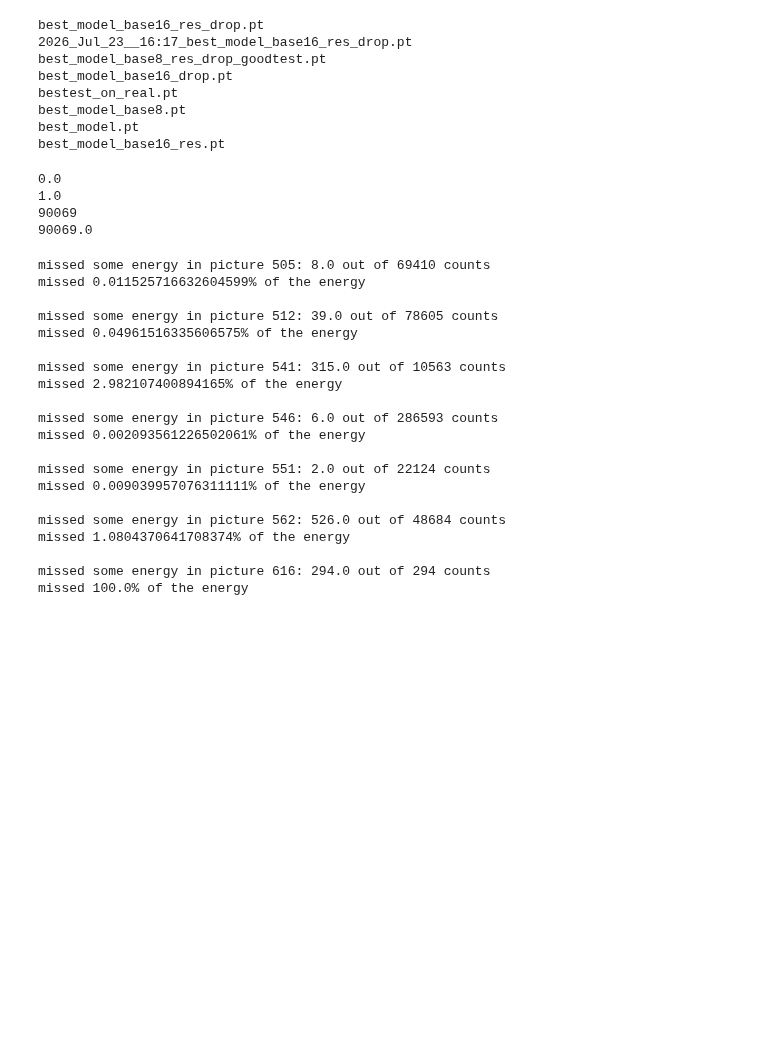
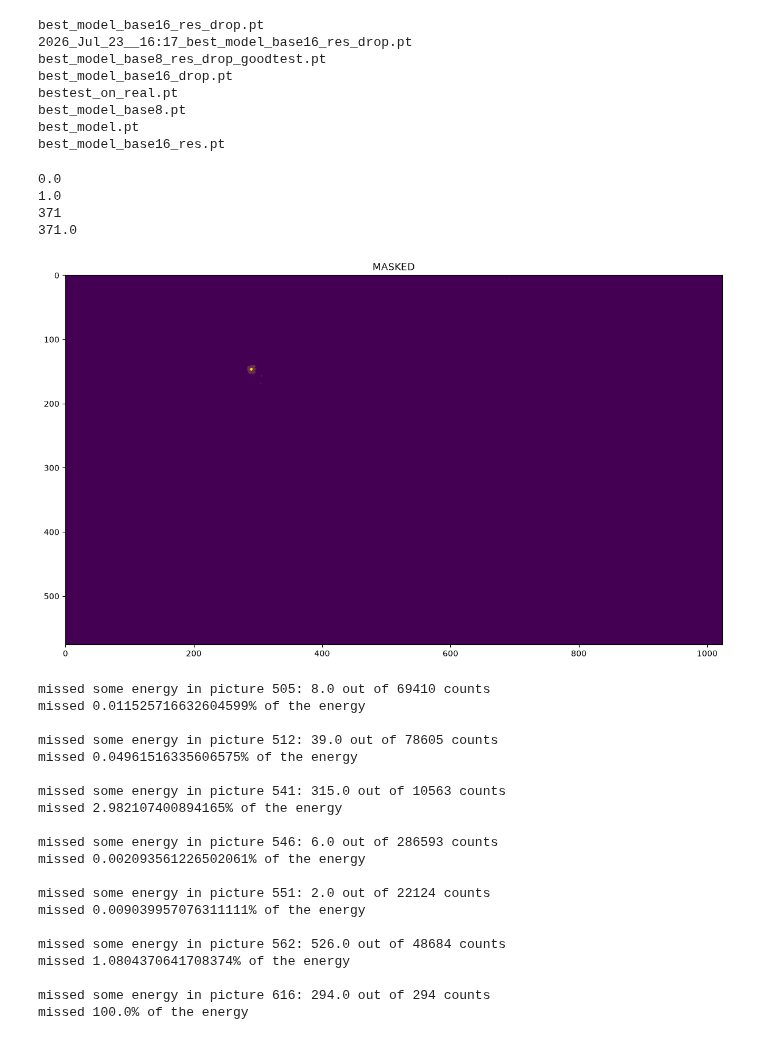
Before and after one commit to FrankJRix/cygnet, a Jupyter notebook: metrics.ipynb, the cells around one changed output. Drawn from its saved outputs; the diff is of its cells as text; code cells hidden in the pictures; blank space fills up the shorter version.

```diff
--- a/metrics.ipynb
+++ b/metrics.ipynb
@@ -102,6 +102,16 @@ raw, redpix = load_pic_pair(picnum)
 raw_in = cygnet.itrtr(in_t(raw))
 redpix_gt = cygnet.itrtr(in_t(redpix))
 # %%
+picnum = 624
+
+raw, redpix = load_pic_pair(picnum)
+
+# cygnet.quickplot(raw, "raw")
+# cygnet.quickplot(redpix, "redpix", None, None)
+
+raw_in = cygnet.itrtr(in_t(raw))
+redpix_gt = cygnet.itrtr(in_t(redpix))
+
 net_file = "2026_Jul_23__16:17_best_model_base16_res_drop.pt"
 
 net_path = os.path.join(net_folder, net_file)
@@ -113,37 +123,41 @@ net.eval()
 
 ttt = 0.15
 sspred = get_prediction(net, raw_in, ttt)#.cpu()
 
 print(sspred.min().item())
 print(sspred.max().item())
 
 rmin = 0.00305
 rmax = 0.0031
 
 mask = (redpix > 0)
+mask_gt = (redpix_gt > 0)
+
+# cygnet.quickplot(raw.squeeze(), "input", 205, 199)
 
 # cygnet.quickplot(raw_in.squeeze(), "input", rmax, rmin)
 # cygnet.quickplot(sspred.cpu().squeeze(), "prediction", None, None)
 # cygnet.quickplot(redpix_gt.squeeze(), "actual redpixs", None, None)
 # cygnet.quickplot(mask.squeeze(), "track mask", None, None)
-
-# cygnet.debug_plot(redpix_gt.squeeze(), sspred.cpu().squeeze(), 0.1, vmin=None, vmax=None)
 
 u_pred = sspred.squeeze().repeat_interleave(4, dim=0).repeat_interleave(4, dim=1)
 image = torch.from_numpy(redpix).to(device)
 masked = (image * u_pred).cpu()
 
 # u_pred = upscaler_t(sspred.squeeze().unsqueeze(0))
 # masked = np.where(u_pred, redpix.squeeze(), 0)
 print(compute_energy(redpix))
 print(compute_energy(masked).item())
 
+cygnet.debug_plot(mask_gt.squeeze(), sspred.cpu().squeeze(), 0.2, vmin=None, vmax=None)
+
 # cygnet.quickplot(masked.squeeze(), "masked values", None, None)
 # %% [output]
 0.0
 1.0
-90069
-90069.0
+371
+371.0
+[figure, added]
 # %%
 # loop su tutte
 
```
Also changed, not shown: parts of 1 cell of this notebook, 1 other file.
